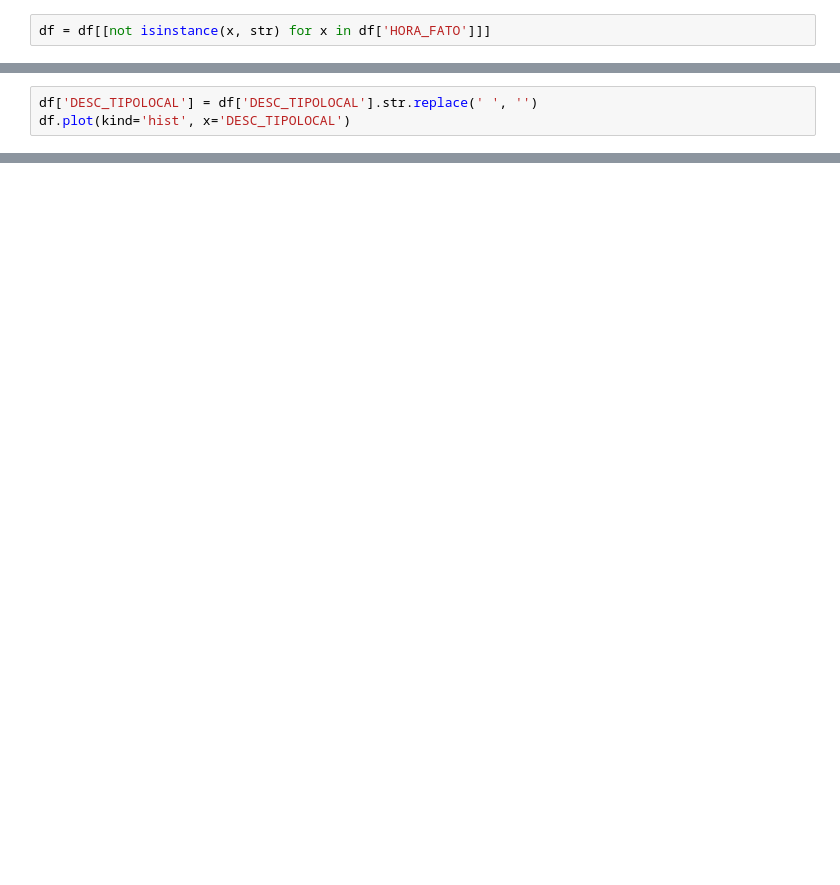
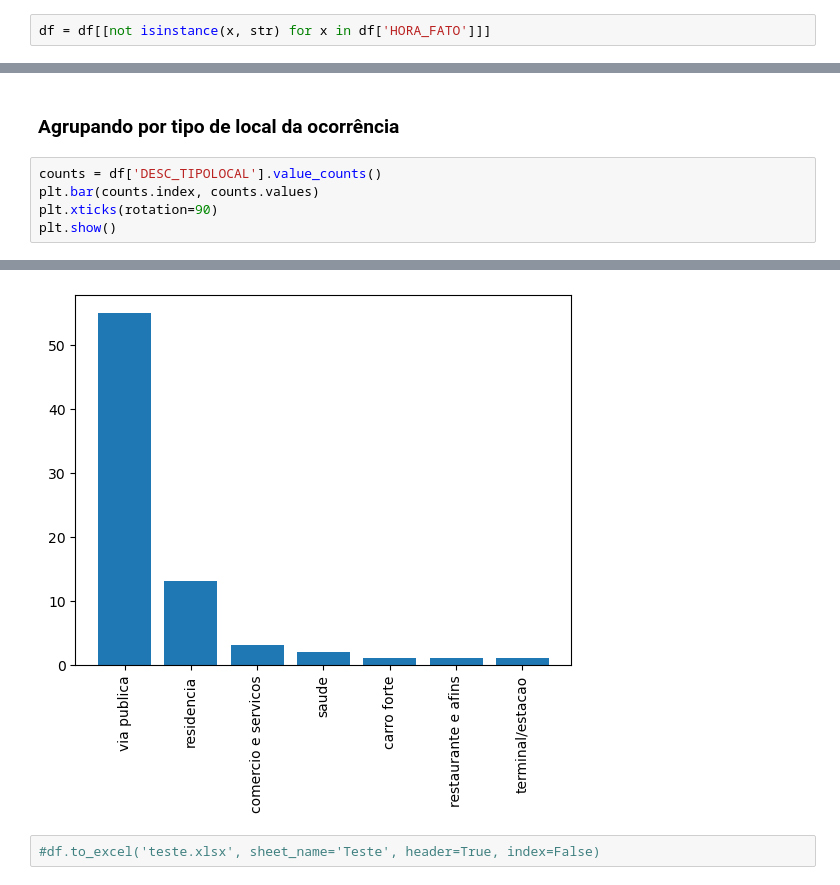
Before and after one commit to hugosantosbessa/ML2023-HugoBessa, a Jupyter notebook: llistas/pre-processamento/Tarefa - Análise de dados de crime.ipynb, the cells around one changed output, grey strips where cells are left out. Saved outputs shown, nothing was run; the diff lists cells and outputs as text; blank space fills up the shorter version.

```diff
--- a/llistas/pre-processamento/Tarefa - Análise de dados de crime.ipynb
+++ b/llistas/pre-processamento/Tarefa - Análise de dados de crime.ipynb
@@ -131,4 +115,8 @@ df.plot(kind='hist', x='COR_PELE')
+# %% [markdown]
+### Agrupando por tipo de local da ocorrência
 # %%
-df['DESC_TIPOLOCAL'] = df['DESC_TIPOLOCAL'].str.replace(' ', '')
-df.plot(kind='hist', x='DESC_TIPOLOCAL')
+counts = df['DESC_TIPOLOCAL'].value_counts()
+plt.bar(counts.index, counts.values)
+plt.xticks(rotation=90)
+plt.show()
 # %% [output]
@@ -135,0 +123,3 @@ df.plot(kind='hist', x='DESC_TIPOLOCAL')
+[figure, added]
+# %%
+#df.to_excel('teste.xlsx', sheet_name='Teste', header=True, index=False)
```
Also changed, not shown: parts of 25 cells of this notebook.
